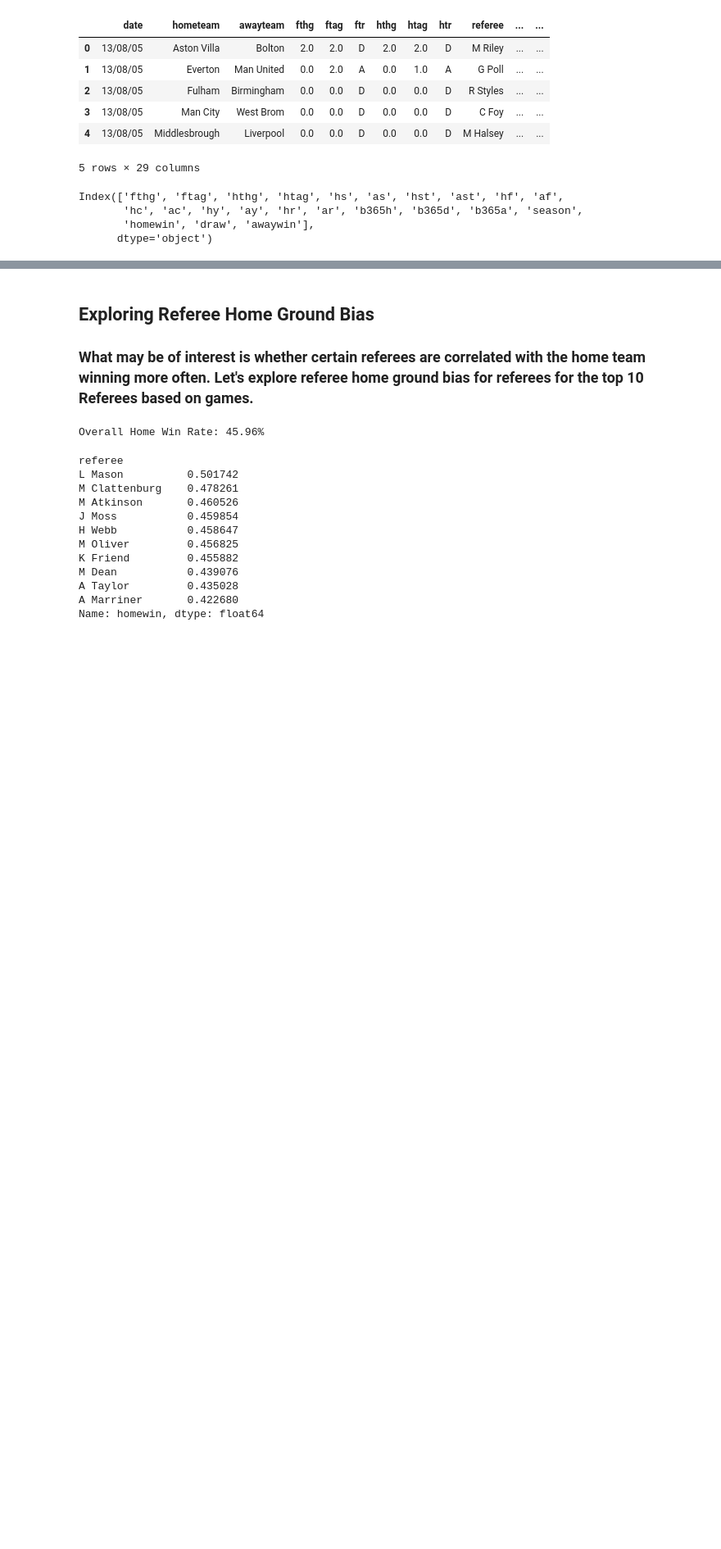
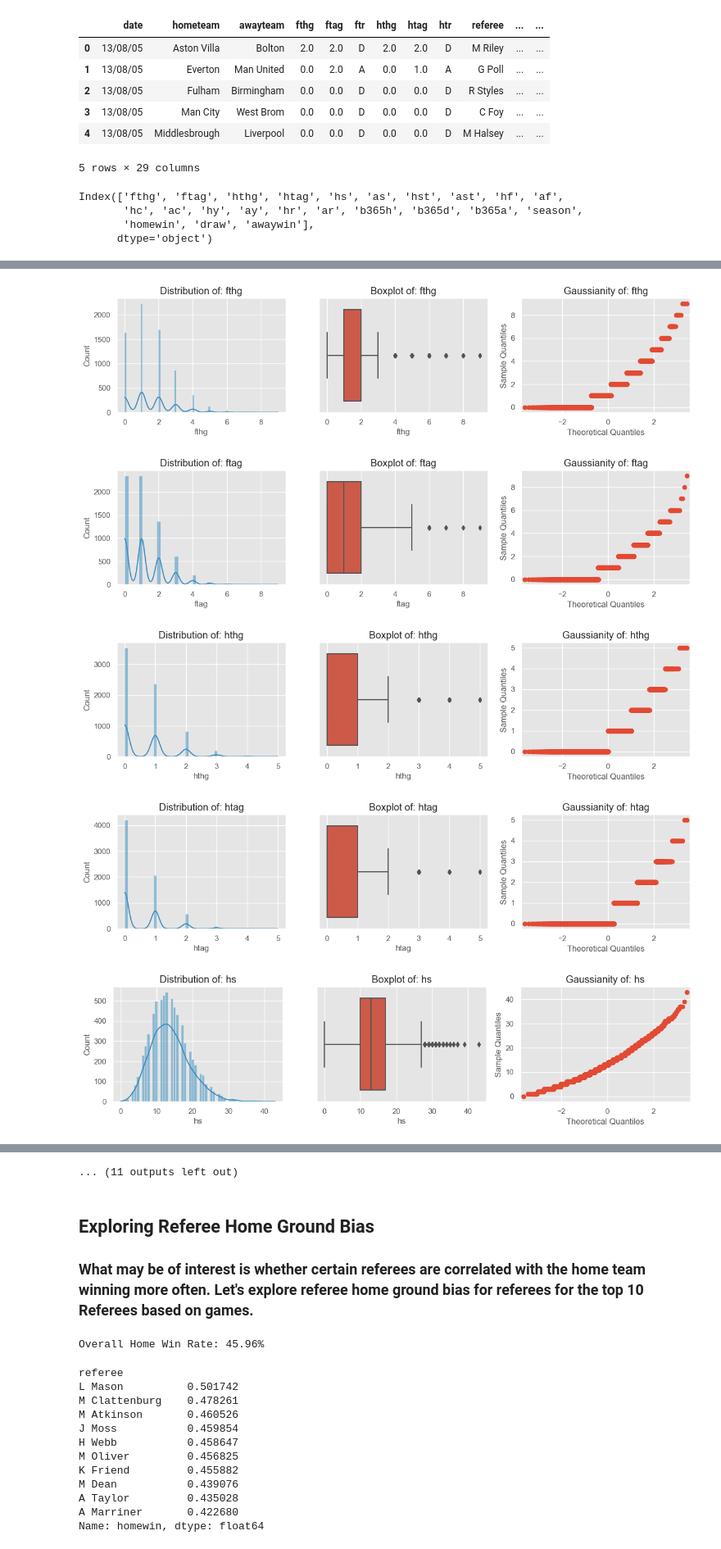
Before and after one commit to RuiFSP/Premier-League-Football, a Jupyter notebook: predict_football.ipynb, the cells around one changed output, grey strips where cells are left out. Shown at 82% size. Cells and saved outputs as stored; diff of their text form; code cells hidden in the pictures; blank space fills up the shorter version.

Commit message:
analyzing qqplots

```diff
--- a/predict_football.ipynb
+++ b/predict_football.ipynb
@@ -203,0 +205,25 @@ plt.show()
+# %%
+numerical_features = df.select_dtypes(include=['int64', 'float64']).columns
+
+for numerical_feature in numerical_features:
+
+    # Creating three subplots per numerical_feature
+    fig, ax =plt.subplots(1,3,figsize=(15,3))
+
+    # Histogram to get an overview of the distribution of each numerical_feature
+    ax[0].set_title(f"Distribution of: {numerical_feature}")
+    sns.histplot(data = df, x = numerical_feature, kde=True, ax = ax[0])
+
+    # Boxplot to detect outliers
+    ax[1].set_title(f"Boxplot of: {numerical_feature}")
+    sns.boxplot(data = df, x = numerical_feature, ax=ax[1])
+
+    # Analyzing whether a feature is normally distributed or not
+    ax[2].set_title(f"Gaussianity of: {numerical_feature}")
+    qqplot(df[numerical_feature],line='s',ax=ax[2]);
+# %% [output]
+[figure, added]
+[figure, added]
+[figure, added]
+[figure, added]
+[figure, added]
@@ -204,3 +237,4 @@ plt.show()
+... (11 outputs left out)
 # %% [markdown]
 ## Exploring Referee Home Ground Bias
 
```
Also changed, not shown: parts of 4 cells of this notebook, 2 other files.
